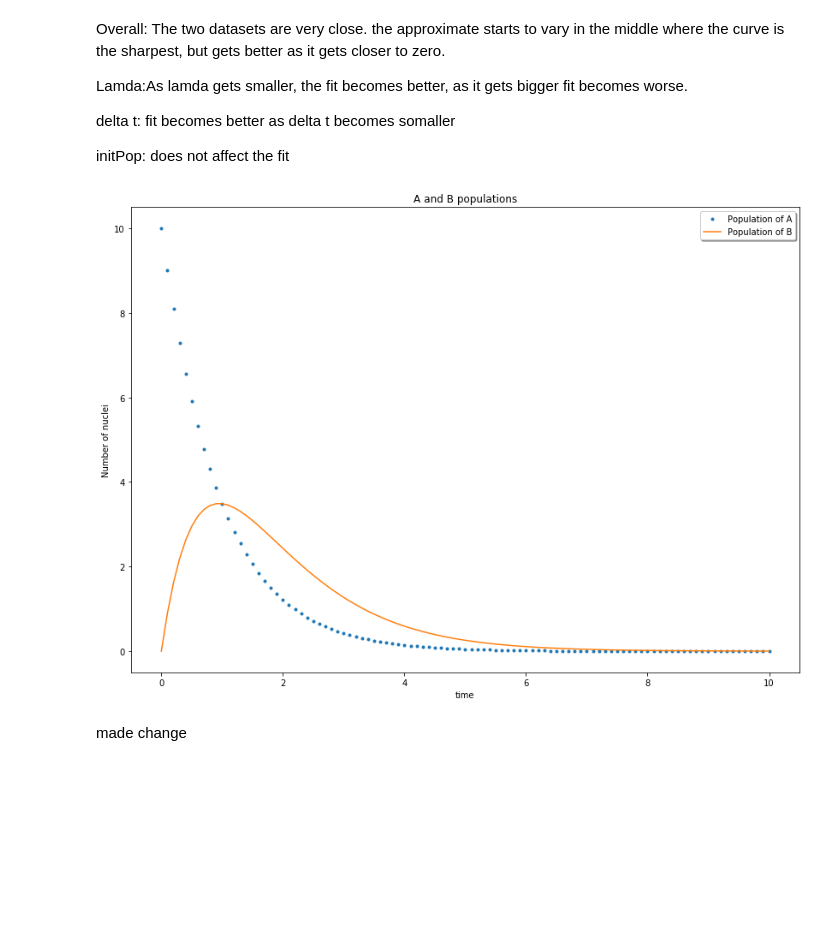
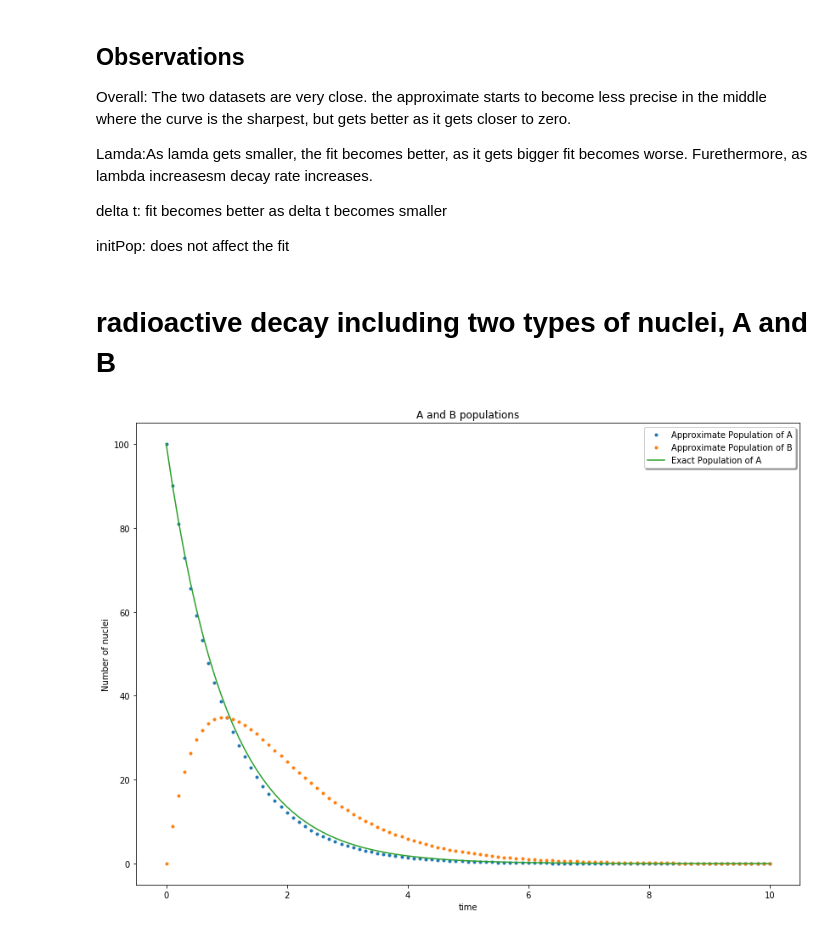
Before and after one commit to chan8005/Labs, a Jupyter notebook: Lab3/Lab3.ipynb, the cells around one changed output. Saved outputs shown, nothing was run; the diff lists cells and outputs as text; code cells hidden in the pictures; blank space fills up the shorter version.

```diff
--- a/Lab3/Lab3.ipynb
+++ b/Lab3/Lab3.ipynb
@@ -7,18 +9,20 @@ import matplotlib.pyplot as plt
 
 Range=100
 lamda=1
-initPop=10
+initPop=1
 tDelta=.1
 
 def Nanalytical(lamda, initPop,t):
     '''Calculates the number of nuclei at a given time t.
-    The arguments are time and returns the value of N(number of nuclei)'''
+    The arguments are lambda, inital population, andtime and returns the value of N(number of nuclei)'''
     return initPop*exp(-lamda*t)
 
 
 
 
 def Napprox(lamda, initPop,tDelta ):
+    '''Calculates the approximate number of nuclei using Eulers method at specific times.
+    '''
     N1=initPop
     approx=[initPop]
     for x in range(Range):
@@ -32,6 +36,8 @@ def Napprox(lamda, initPop,tDelta ):
 
 
 def time(tDelta):
+    '''Creates a list of times consistent with the time values used in the Napprox function.
+    Argument is the delta t value.'''
     t=0
     timelist=[0]
     for x in range(Range):
@@ -56,12 +62,12 @@ for x in t:
 #plotting
 plt.figure(figsize=(14, 10))
 
-plt.plot(t,approx,".", label= "approximate data")
-plt.plot(t,Nexact, label="exact data")
+plt.plot(t,approx,".", label= "Approximate Data using Eulers Method")
+plt.plot(t,Nexact, label="Analyitical Data of Nuclear Decay")
 
 plt.ylabel("Number of nuclei")
 plt.xlabel("time")
-plt.title("analaytical vs approximate methods to describe Nuclear Decay")
+plt.title("Analaytical vs Approximate Methods to Describe Nuclear Decay")
 
 legend = plt.legend(loc='upper right', shadow=True)
 plt.show()
@@ -70,11 +76,14 @@ plt.show()
 # %% [markdown]
-Overall: The two datasets are very close. the approximate starts to vary in the middle where the curve is the sharpest, but gets better as it gets closer to zero.
+## Observations
+Overall: The two datasets are very close. the approximate starts to become less precise in the middle where the curve is the sharpest, but gets better as it gets closer to zero.
 
-Lamda:As lamda gets smaller, the fit becomes better, as it gets bigger fit becomes worse.
+Lamda:As lamda gets smaller, the fit becomes better, as it gets bigger fit becomes worse. Furethermore, as lambda increasesm decay rate increases.
 
-delta t: fit becomes better as delta t becomes somaller
+delta t: fit becomes better as delta t becomes smaller
 
 initPop: does not affect the fit
+# %% [markdown]
+#  radioactive decay including two types of nuclei, A and B
 # %%
 from math import exp
 from numpy import array
@@ -82,22 +91,26 @@ import matplotlib.pyplot as plt
 
 %matplotlib inline
 
+# variables:
+
 Range=100
 lamdaA=1
 lamdaB=1
-initPopA=10
+initPopA=100
 initPopB=0
 tDelta=.1
 
+#functions:
 
 def NAanalytical(lamdaA, initPopA,t):
-    '''Calculates the number of nuclei at a given time t.
+    '''Calculates the number of nuclei at a given time t of A type nuclei.
     The arguments are time and returns the value of N(number of nuclei)'''
     return initPop*exp(-lamda*t)
 
 #def NBanalytical(lamdaA,lamdaB,initPopB,)
 
 def Napprox(lamdaA,lamdaB,initPopA,initPopB,tDelta ):
+    '''Calculates the approximate number of nuclei type B using Eulers method at specific times. '''
     NA1=initPopA
     Aapprox=[initPopA]
     NB1=initPopB
@@ -108,38 +121,51 @@ def Napprox(lamdaA,lamdaB,initPopA,initPopB,tDelta ):
         NA1=NAnew
         NBnew= (lamdaA*NA1 - lamdaB*NB1)*tDelta + NB1
         Bapprox.append(NBnew)
         NB1=NBnew
           #  if NB1<0:
            #     Bapprox.append(0)
     return array(Aapprox, float), array(Bapprox,float)
 
-A,B=Napprox(lamdaA,lamdaB,initPop,initPopB,tDelta )
+
 
 
 def time(tDelta):
+    """Creates a list of times consistent with the time values used in the Napprox function.
+    Argument is the delta t value."""
     t=0
     timelist=[0]
     for x in range(Range):
         t += tDelta
         timelist.append(t)
     return array(timelist,float)
     #print(time)
-t = time(tDelta)
 
 
-#plotting
+
+# arrays for plotting
+NAexact=[] #makes array for exact population of type A nuclei
+for x in t:
+    N=Nanalytical(lamdaA,initPopA,x)
+    NAexact.append(N)
+
+
+t = time(tDelta)
+Aapprox,Bapprox=Napprox(lamdaA,lamdaB,initPopA,initPopB,tDelta )
+
+
+
+#plots with formatting
 plt.figure(figsize=(14, 10))
 
-plt.plot(t,A,".", label= "Population of A")
-plt.plot(t,B, label="Population of B")
+plt.plot(t,Aapprox,".", label= "Approximate Population of A")
+plt.plot(t,Bapprox, ".",label="Approximate Population of B")
+plt.plot(t,NAexact,label="Exact Population of A")
 
 plt.ylabel("Number of nuclei")
 plt.xlabel("time")
 plt.title("A and B populations")
 
 legend = plt.legend(loc='upper right', shadow=True)
 plt.show()
 # %% [output]
-[figure, old version]
+[figure, new version]
-# %% [markdown]
-made change
```
Also changed, not shown: parts of 6 cells of this notebook.
